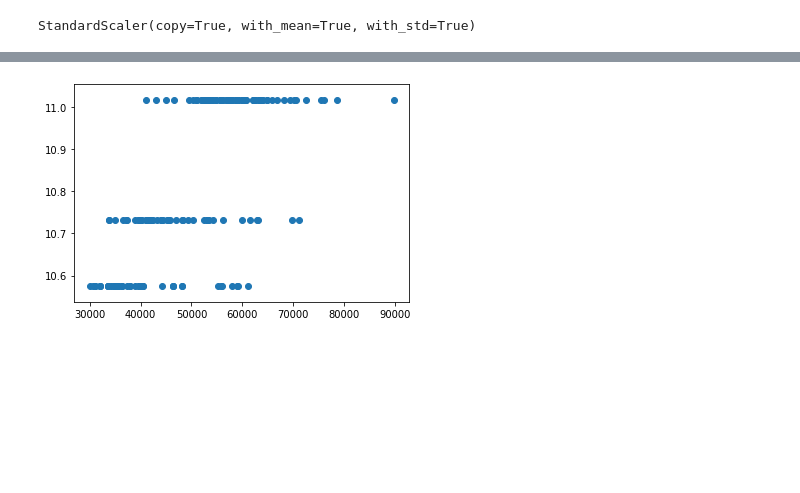
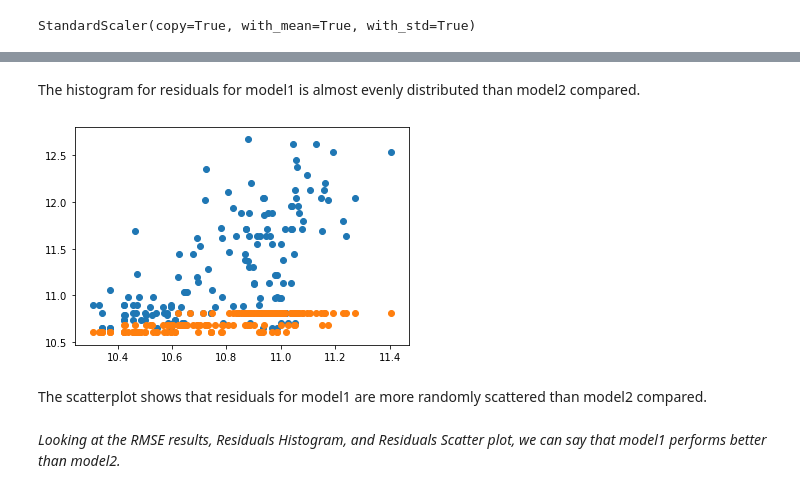
Before and after one commit to LeboSeribe/Multivariate-Regression, a Jupyter notebook: OOP.ipynb, the cells around one changed output, grey strips where cells are left out. Cells and saved outputs as stored; diff of their text form; code cells hidden in the pictures; blank space fills up the shorter version.

```diff
--- a/Untitled.ipynb
+++ b/OOP.ipynb
@@ -211,5 +185,6 @@ StandardScaler(copy=True, with_mean=True, with_std=True)
+# %%
+x_train_log_model2= x_train_log_model1.drop('yearsrank',axis=1)
 # %%
-x_train_log_model2 = sm.add_constant(x_train_log_model2)
 model2 = sm.OLS(y_train_log,x_train_log_model2).fit()
 model2.summary()
 # %% [output]
@@ -238,5 +217,6 @@ Warnings:
 # %%
 y_test_log= np.log(y_test)
+y_test_log = y_test_log.reset_index()['salary']
 # %%
 x_test_normal1 = x_test1[['yearsrank','position_Junior','position_Manager']]
 scaler = StandardScaler()
@@ -258,3 +229,5 @@ StandardScaler(copy=True, with_mean=True, with_std=True)
+# %%
+x_test_log2 = x_test_log1.drop('yearsrank',axis=1)
 # %%
 salary_prediction1 = model1.predict(x_test_log1)
 salary_prediction2 = model2.predict(x_test_log2)
@@ -341,17 +310,26 @@ histplot.plot()
+# %% [markdown]
+The histogram for residuals for model1 is almost evenly distributed than model2 compared.
 # %%
 class ScatterPlotter(Plotter):
     def __init__(self,y,y_prediction,residual = None):
         super().__init__(y,y_prediction)
         self.residual = residual
 
     def plot(self):
         if self.residual is None:
             self.residual = self.run_calculations()
         plt.scatter(self.y,self.y_predict)
 
 
 
-scatterplot = ScatterPlotter(y_test,salary_prediction2)
-scatterplot.plot()
+scatterplot1 = ScatterPlotter(y_test_log,salary_prediction1)
+scatterplot2 = ScatterPlotter(y_test_log,salary_prediction2)
+scatterplot1.plot()
+scatterplot2.plot()
 # %% [output]
-[figure, old version]
+[figure, new version]
+# %% [markdown]
+The scatterplot shows that residuals for model1 are more randomly scattered than model2 compared.
+# %% [markdown]
+*Looking at the RMSE results, Residuals Histogram, and Residuals Scatter plot,
+we can say that model1 performs better than model2.*
```
Also changed, not shown: parts of 40 cells of this notebook.
